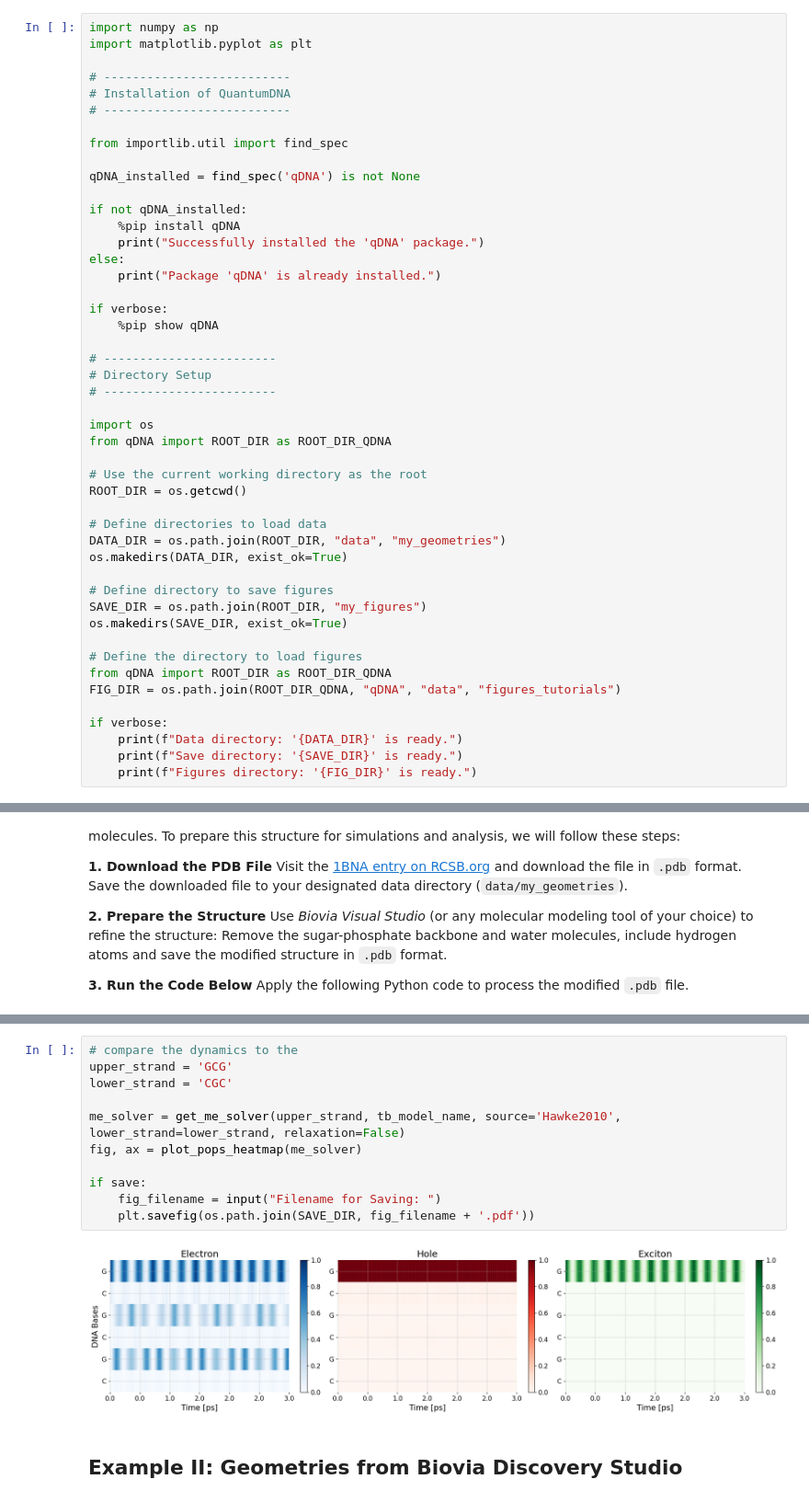
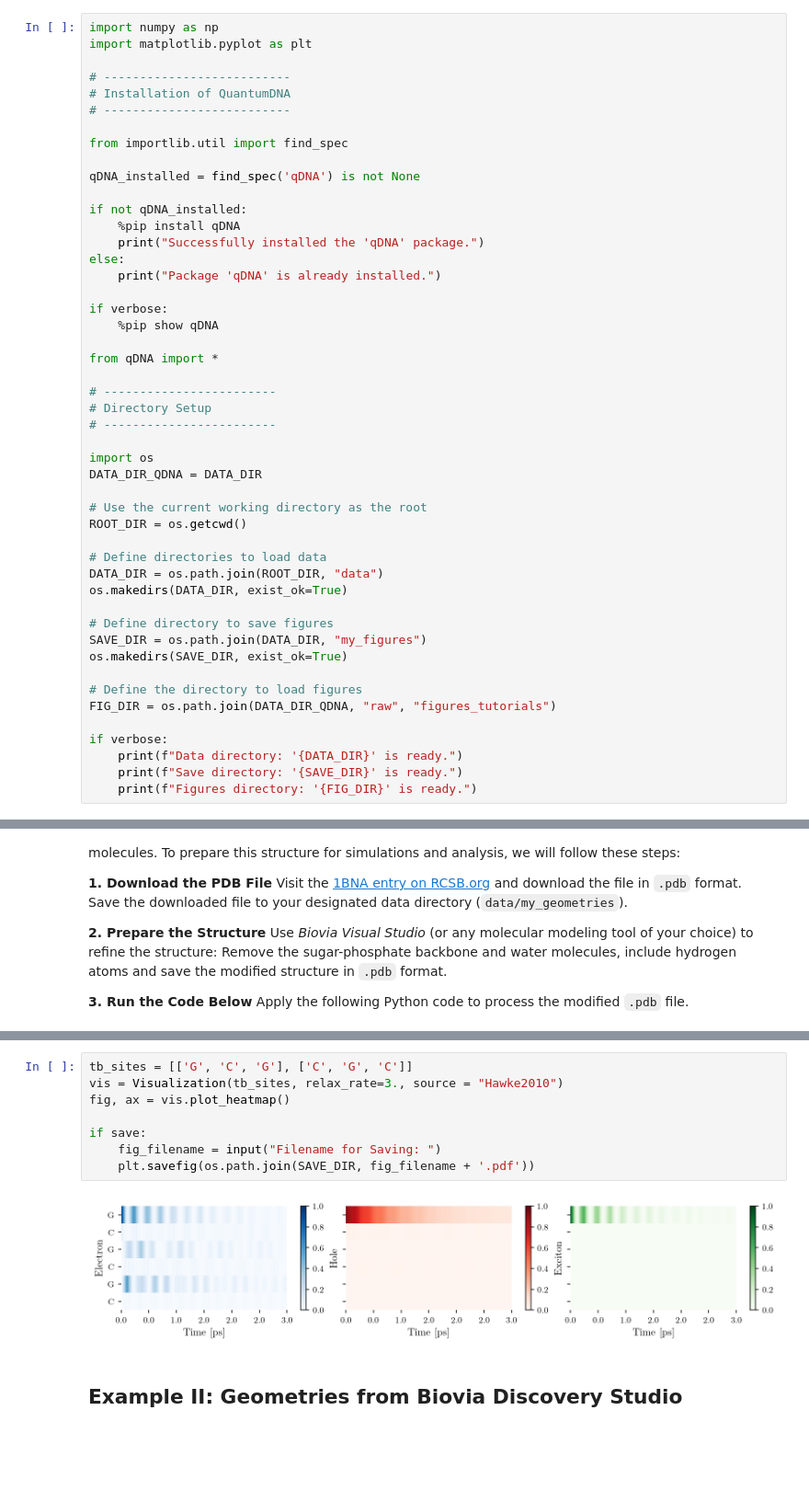
Before and after one commit to dehe1011/QuantumDNA, a Jupyter notebook: docs/guide/tutorials/1_Tight_Binding_Parameters.ipynb, the cells around one changed output, grey strips where cells are left out. Shown at 92% size. Drawn from its saved outputs; the diff is of its cells as text; blank space fills up the shorter version.

```diff
--- a/docs/guide/tutorials/1_Tight_Binding_Parameters.ipynb
+++ b/docs/guide/tutorials/1_Tight_Binding_Parameters.ipynb
@@ -51,27 +51,28 @@ else:
 if verbose:
     %pip show qDNA
 
+from qDNA import *
+
 # ------------------------
 # Directory Setup
 # ------------------------
 
 import os
-from qDNA import ROOT_DIR as ROOT_DIR_QDNA
+DATA_DIR_QDNA = DATA_DIR
 
 # Use the current working directory as the root
 ROOT_DIR = os.getcwd()
 
 # Define directories to load data
-DATA_DIR = os.path.join(ROOT_DIR, "data", "my_geometries")
+DATA_DIR = os.path.join(ROOT_DIR, "data")
 os.makedirs(DATA_DIR, exist_ok=True)
 
 # Define directory to save figures
-SAVE_DIR = os.path.join(ROOT_DIR, "my_figures")
+SAVE_DIR = os.path.join(DATA_DIR, "my_figures")
 os.makedirs(SAVE_DIR, exist_ok=True)
 
 # Define the directory to load figures
-from qDNA import ROOT_DIR as ROOT_DIR_QDNA
-FIG_DIR = os.path.join(ROOT_DIR_QDNA, "qDNA", "data", "figures_tutorials")
+FIG_DIR = os.path.join(DATA_DIR_QDNA, "raw", "figures_tutorials")
 
 if verbose:
     print(f"Data directory: '{DATA_DIR}' is ready.")
@@ -133,16 +118,13 @@ if save:
 # %%
-# compare the dynamics to the
-upper_strand = 'GCG'
-lower_strand = 'CGC'
-
-me_solver = get_me_solver(upper_strand, tb_model_name, source='Hawke2010', lower_strand=lower_strand, relaxation=False)
-fig, ax = plot_pops_heatmap(me_solver)
+tb_sites = [['G', 'C', 'G'], ['C', 'G', 'C']]
+vis = Visualization(tb_sites, relax_rate=3., source = "Hawke2010")
+fig, ax = vis.plot_heatmap()
 
 if save:
     fig_filename = input("Filename for Saving: ")
     plt.savefig(os.path.join(SAVE_DIR, fig_filename + '.pdf'))
 # %% [output]
-[figure, old version]
+[figure, new version]
 # %% [markdown]
 ## Example II: Geometries from Biovia Discovery Studio
 # %% [markdown]
```
Also changed, not shown: parts of 15 cells of this notebook, 50 other files.
